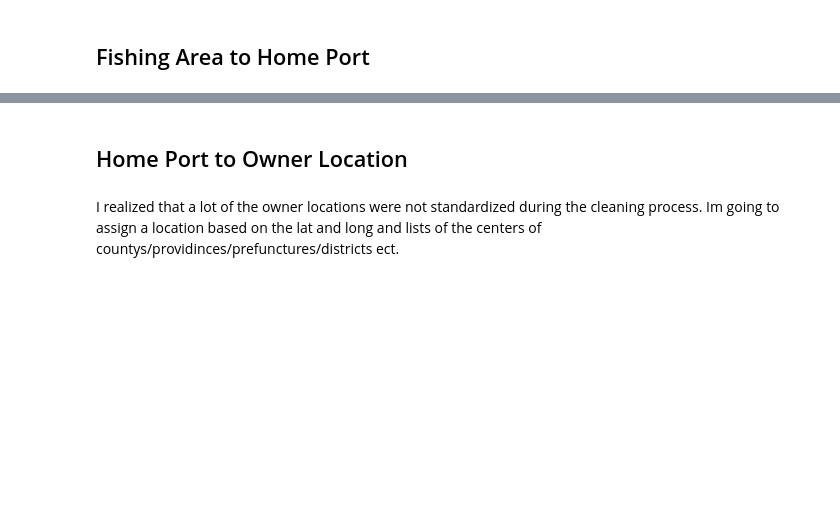
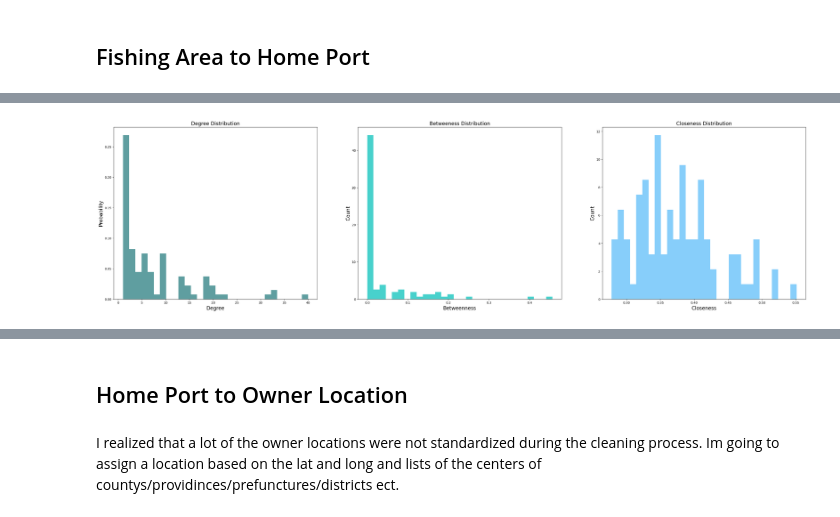
Before and after one commit to ek976/network_analytics_project, a Jupyter notebook: code/geo_network_mapping.ipynb, the cells around one changed output, grey strips where cells are left out. Saved outputs shown, nothing was run; the diff lists cells and outputs as text; code cells hidden in the pictures; blank space fills up the shorter version.

```diff
--- a/code/geo_network_mapping.ipynb
+++ b/code/geo_network_mapping.ipynb
@@ -168,0 +178,4 @@ plt.show()
+# %%
+nxt.plot_centrality_distributions(G, path = "../paper/images/fa_to_hp_centrality.png")
+# %% [output]
+[figure, added]
```
Also changed, not shown: parts of 14 cells of this notebook, 10 other files.
